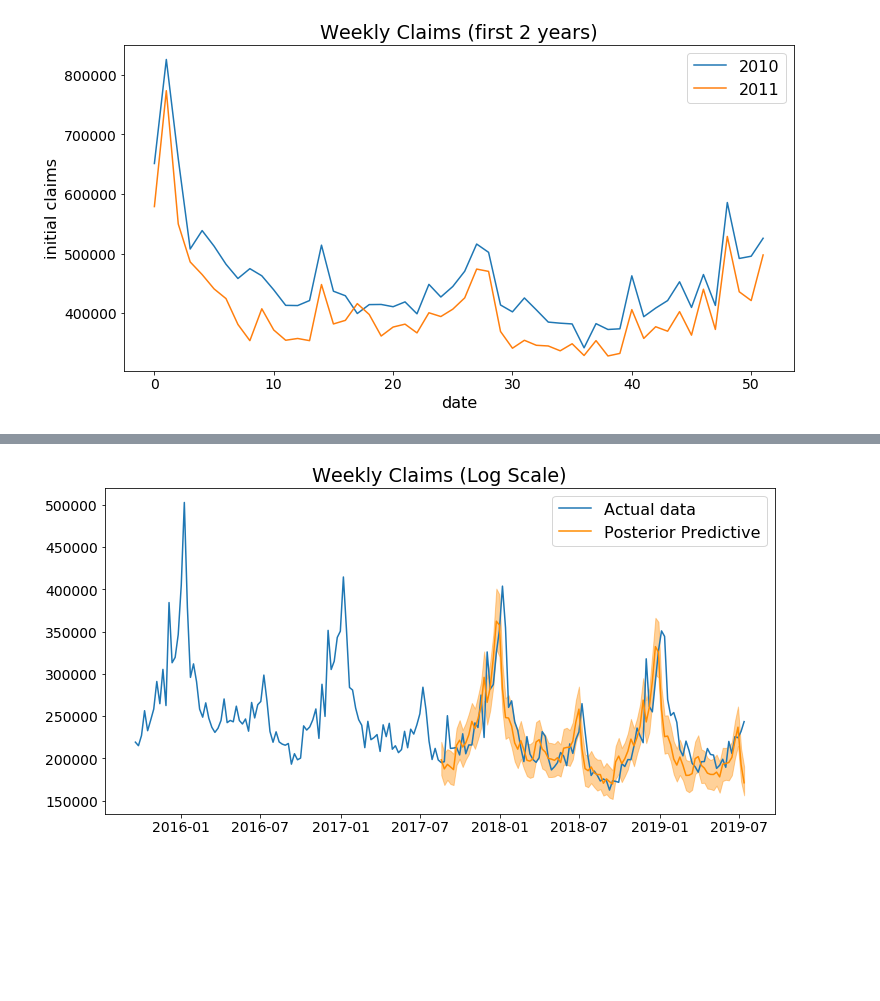
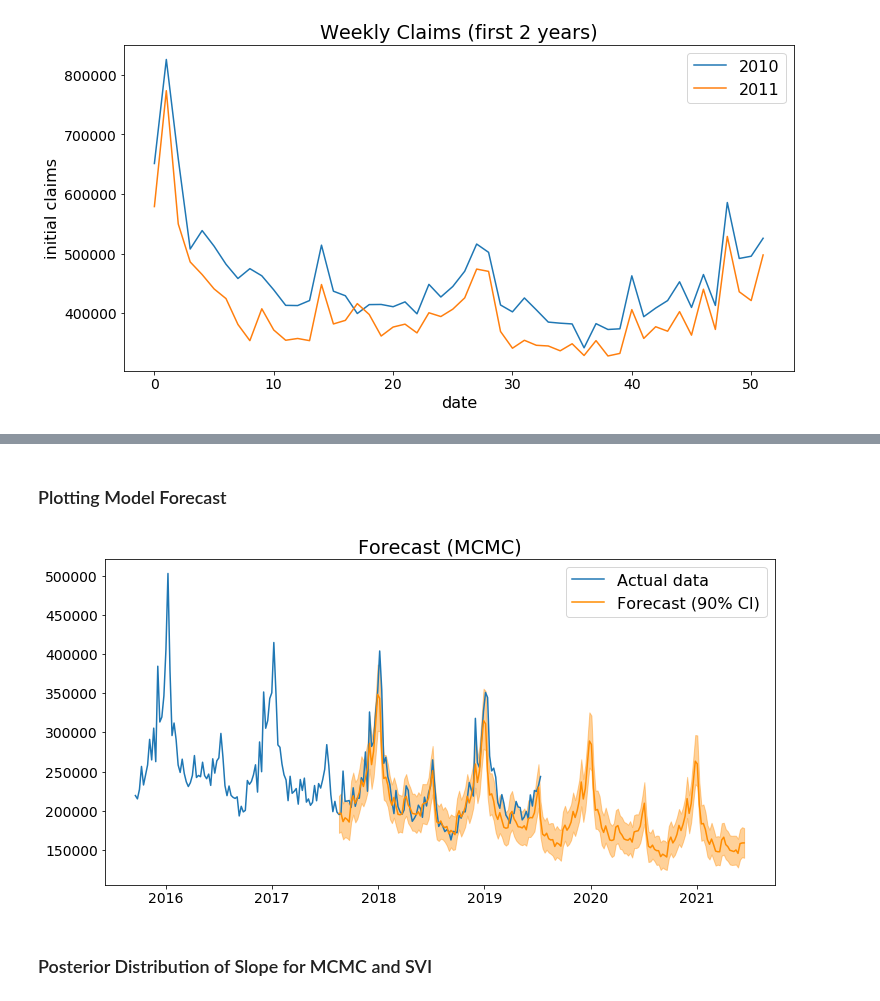
Before and after one commit to pyro-ppl/sandbox, a Jupyter notebook: 2019-08-time-series/part_ii_inference.ipynb, the cells around one changed output, grey strips where cells are left out. Cells and saved outputs as stored; diff of their text form; code cells hidden in the pictures; blank space fills up the shorter version.

```diff
--- a/2019-08-time-series/part_ii_inference.ipynb
+++ b/2019-08-time-series/part_ii_inference.ipynb
@@ -212,11 +273,12 @@ ax[1].set(title='Seasonality Component',
 # %%
 def prob_sgt(N, x, y):
-    slope = pyro.sample('slope', dist.Normal(0, 1e-2))
-    obs_sd = pyro.sample('obs_sd', dist.HalfNormal(1e-2))
-    seasonality = pyro.param('seasonality', torch.ones(52))
-    seasonality = seasonality - seasonality.mean()
+    slope = pyro.sample('slope', dist.Normal(-1, 1.)) * 1e-2
+    obs_sd = pyro.sample('obs_sd', dist.HalfNormal(1.)) * 0.1
+    with pyro.plate('S', 52):
+        seasonality = pyro.sample('seasonality', dist.Normal(0., 0.1))
+        seasonality = seasonality - seasonality.mean()
     with pyro.plate('N', N) as t:
         seasonality_factor = seasonality.roll(-(x + 1) % 52).repeat(math.ceil(N / 52))[:N]
         y_intercept = y.log() - seasonality[x % 52]
         log_y_hat = slope * (t + 1).type(torch.float) + y_intercept + seasonality_factor
-        pyro.sample('y', dist.LogNormal(log_y_hat, obs_sd))
+        return pyro.sample('y', dist.LogNormal(log_y_hat, obs_sd))
@@ -404,6 +483,5 @@ def prob_sgt_mcmc(N, x, y, seasonality):
 # %%
-seasonality = pyro.param('seasonality').detach()
-model = poutine.condition(prob_sgt_mcmc, {'y': y_train[1:]})
-nuts_kernel = NUTS(model, jit_compile=True, max_tree_depth=5, ignore_jit_warnings=True)
-mcmc = MCMC(nuts_kernel, num_samples=800)
-mcmc.run(N_train-1, 0, y_train[0], seasonality)
+model = poutine.condition(prob_sgt, {'y': y_train[1:]})
+nuts_kernel = NUTS(model, jit_compile=True, ignore_jit_warnings=True)
+mcmc = MCMC(nuts_kernel, num_samples=500, num_chains=4)
+mcmc.run(N_train-1, x=0, y=y_train[0])
@@ -420,17 +519,23 @@ mcmc.summary()
+# %% [markdown]
+### Plotting Model Forecast
 # %%
 from pyro.util import ignore_experimental_warning
 
+num_steps = N_test + 100
+test_range = pd.date_range(start=init_date, freq='7D', periods=len(y) + num_steps)
+
 with ignore_experimental_warning():
-    samples = predictive(prob_sgt_mcmc, mcmc.get_samples(), N_test, N_train, y_train[-1],
-                         seasonality=pyro.param('seasonality').detach())
-pred_p10, pred_p90 = hpdi(samples['y'], prob=0.9)
-pred_p50 = samples['y'].median(dim=0)[0]
+    forecast_mcmc = predictive(prob_sgt, mcmc.get_samples(), num_steps, N_train-1, y[N_train-1])
+p10, p90 = hpdi(forecast_mcmc['y'], prob=0.9)
+p50 = forecast_mcmc['y'].median(dim=0)[0]
 plt.plot(time_range[-200:], y[-200:], label='Actual data')
-plt.plot(time_range[N_train:N_train+N_test], pred_p50, label='Posterior Predictive',
+plt.plot(test_range[N_train:N_train+num_steps], p50, label='Forecast (90% CI)',
          color='darkorange')
-plt.fill_between(time_range[N_train:N_train+N_test], pred_p10, pred_p90, alpha=0.4,
+plt.fill_between(test_range[N_train:N_train+num_steps], p10, p90, alpha=0.4,
                  color='darkorange')
-plt.title('Weekly Claims (Log Scale)')
+plt.title('Forecast (MCMC)')
 plt.legend();
 # %% [output]
-[figure, old version]
+[figure, new version]
+# %% [markdown]
+### Posterior Distribution of Slope for MCMC and SVI
```
Also changed, not shown: parts of 58 cells of this notebook, 2 other files.
